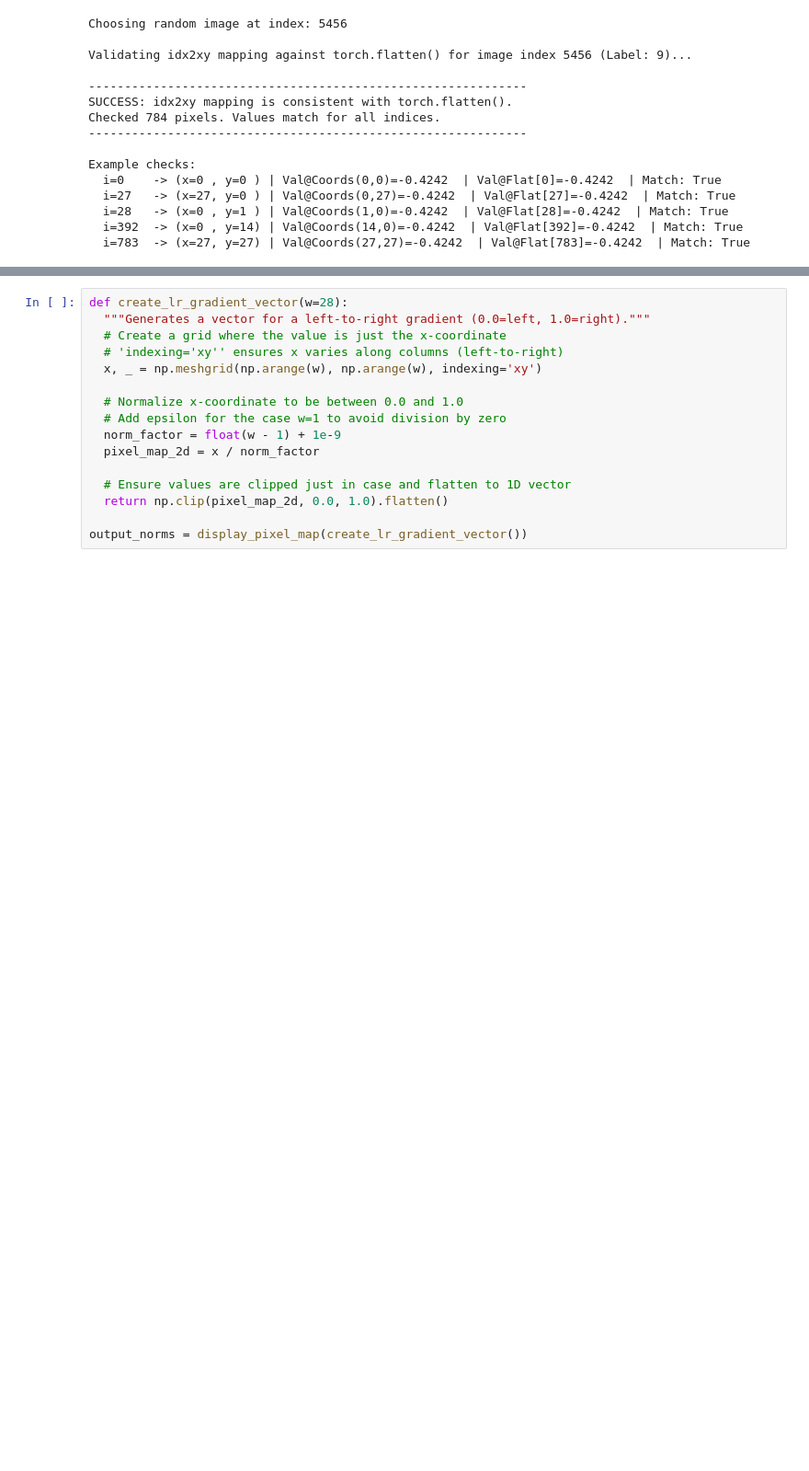
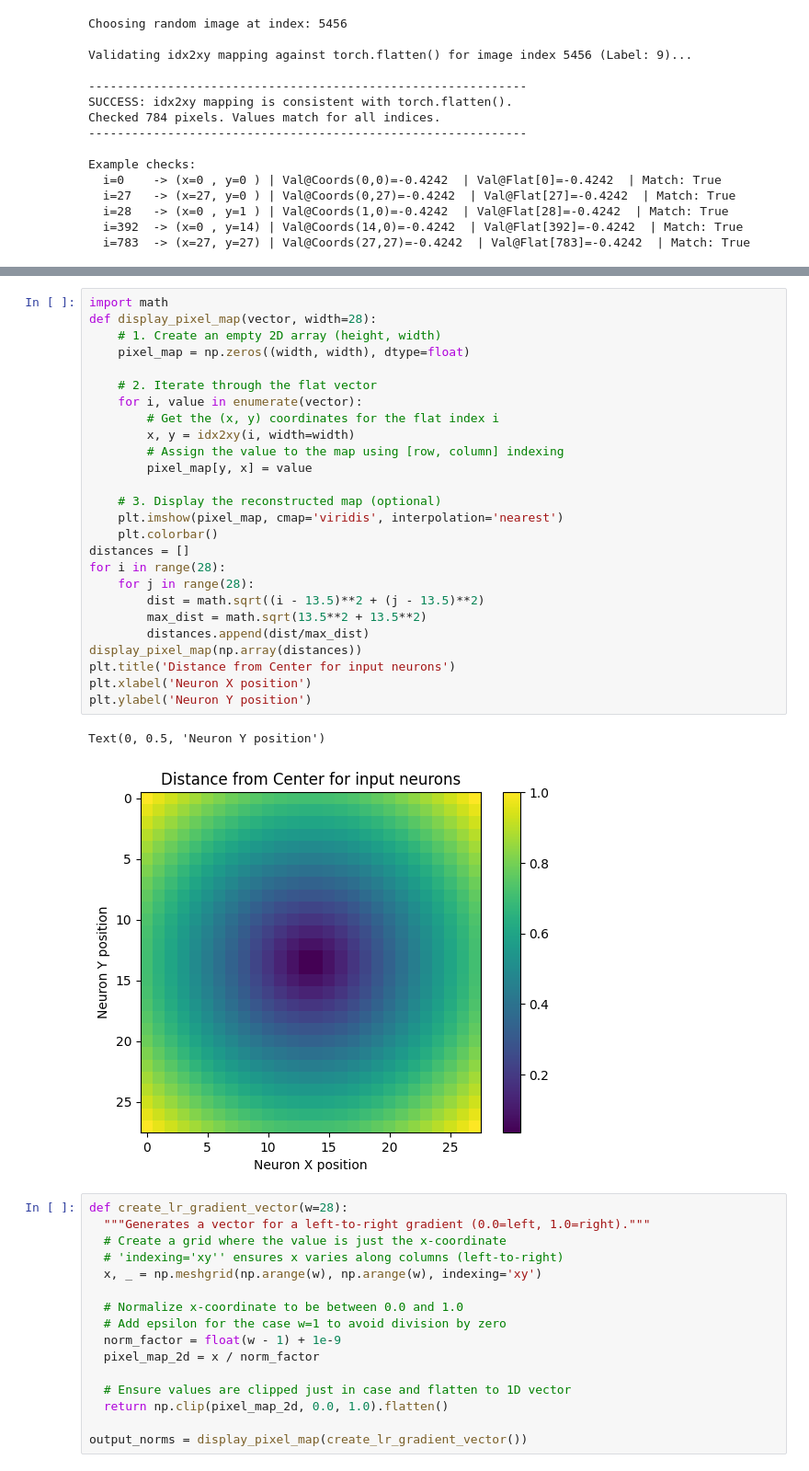
Before and after one commit to entropicbloom/intentionality, a Jupyter notebook: underlying/underlying_model_weights_analysis.ipynb, the cells around one changed output, grey strips where cells are left out. Shown at 92% size. Saved outputs shown, nothing was run; the diff lists cells and outputs as text; blank space fills up the shorter version.

Commit message:
added updated plots to notebooks

```diff
--- a/underlying/underlying_model_weights_analysis.ipynb
+++ b/underlying/underlying_model_weights_analysis.ipynb
@@ -398,3 +384,32 @@ display_pixel_map(border_dist_vector)
+# %%
+import math
+def display_pixel_map(vector, width=28):
+    # 1. Create an empty 2D array (height, width)
+    pixel_map = np.zeros((width, width), dtype=float)
+
+    # 2. Iterate through the flat vector
+    for i, value in enumerate(vector):
+        # Get the (x, y) coordinates for the flat index i
+        x, y = idx2xy(i, width=width)
+        # Assign the value to the map using [row, column] indexing
+        pixel_map[y, x] = value
+
+    # 3. Display the reconstructed map (optional)
+    plt.imshow(pixel_map, cmap='viridis', interpolation='nearest')
+    plt.colorbar()
+distances = []
+for i in range(28):
+    for j in range(28):
+        dist = math.sqrt((i - 13.5)**2 + (j - 13.5)**2)
+        max_dist = math.sqrt(13.5**2 + 13.5**2)
+        distances.append(dist/max_dist)
+display_pixel_map(np.array(distances))
+plt.title('Distance from Center for input neurons')
+plt.xlabel('Neuron X position')
+plt.ylabel('Neuron Y position')
+# %% [output]
+Text(0, 0.5, 'Neuron Y position')
+[figure, added]
 # %%
 def create_lr_gradient_vector(w=28):
   """Generates a vector for a left-to-right gradient (0.0=left, 1.0=right)."""
```
Also changed, not shown: parts of 5 cells of this notebook, 1 other file.
